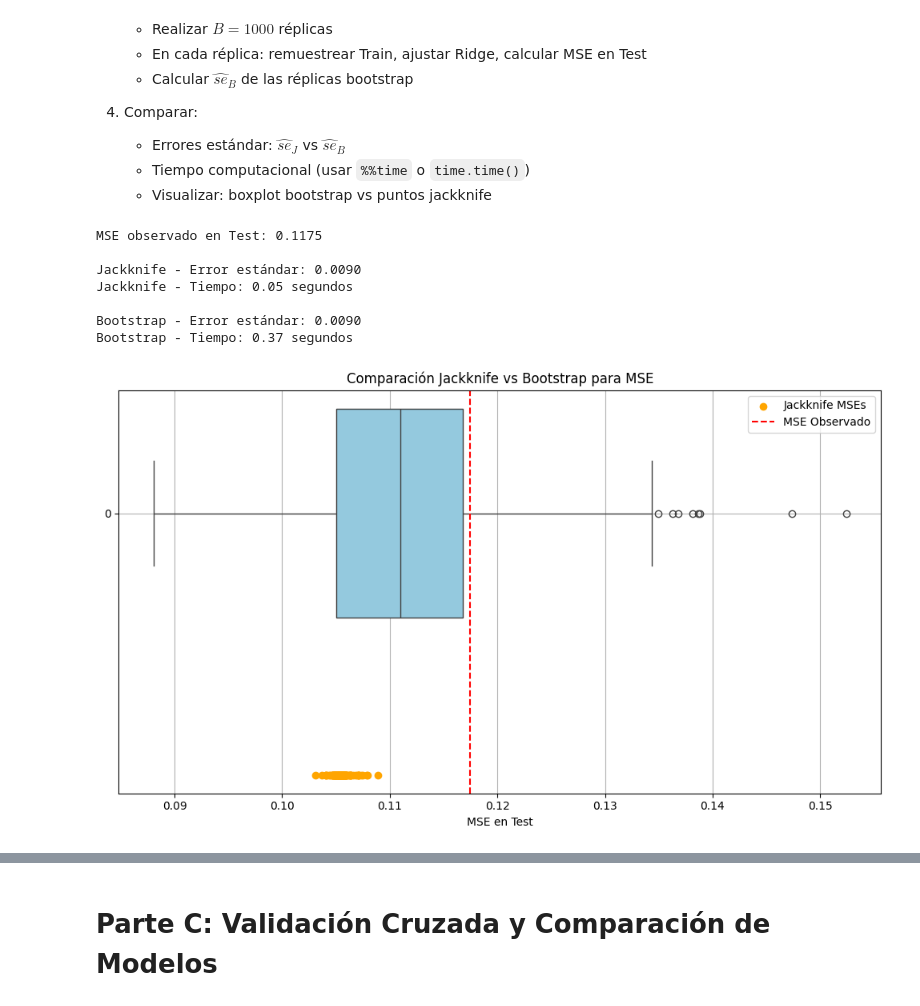
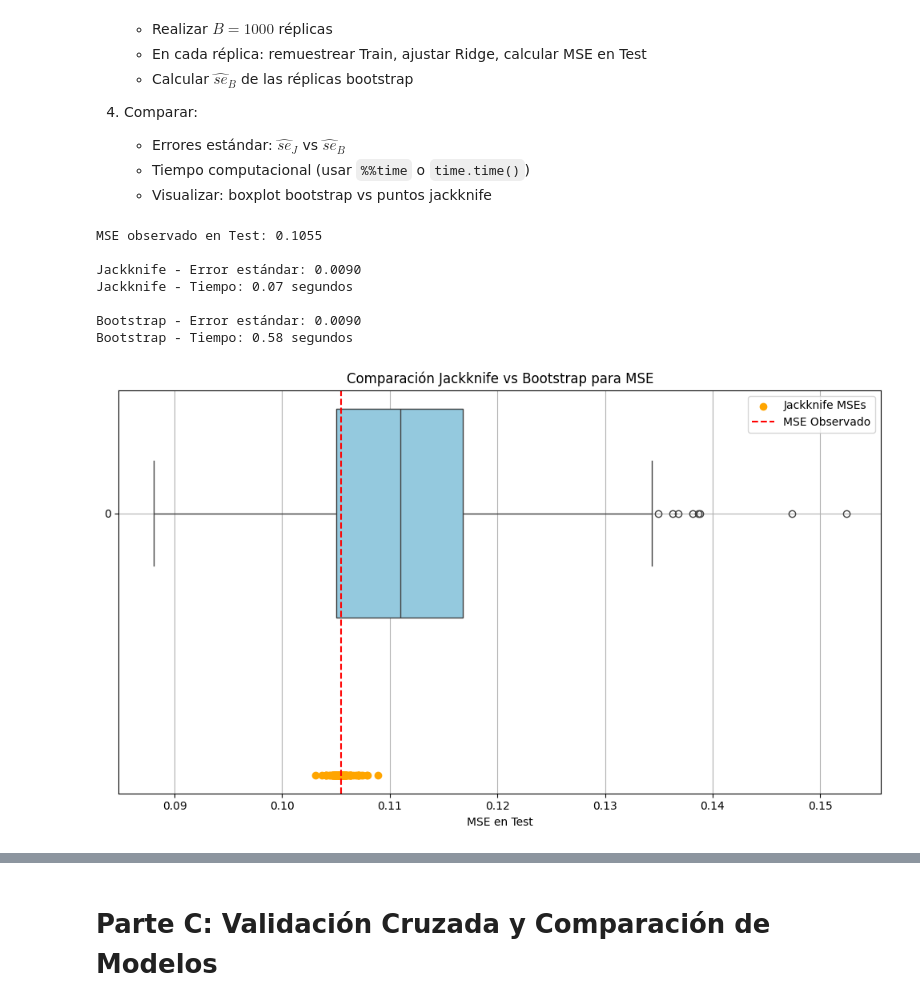
Before and after one commit to Taki3995/Tarea-2-EA, a Jupyter notebook: Tarea_2-ICD3152-2-2025.ipynb, the cells around one changed output, grey strips where cells are left out. Saved outputs shown, nothing was run; the diff lists cells and outputs as text; code cells hidden in the pictures.

```diff
--- a/Tarea_2-ICD3152-2-2025.ipynb
+++ b/Tarea_2-ICD3152-2-2025.ipynb
@@ -947,11 +947,10 @@ Es crucial usar BCa para el R² porque su distribución de muestreo rara vez es
    - Tiempo computacional (usar `%%time` o `time.time()`)
    - Visualizar: boxplot bootstrap vs puntos jackknife
 # %%
-# Su código aquí - Jackknife vs Bootstrap
 import time
 
 # Paso 1: Estadístico de interés
-ridge_mse_model = Ridge(alpha=1)
+ridge_mse_model = Ridge(alpha = optimal_lambda)
 ridge_mse_model.fit(X_train_scaled, y_train)
 y_pred_test_mse = ridge_mse_model.predict(X_test_scaled)
 mse_observed = mean_squared_error(y_test, y_pred_test_mse)
@@ -994,34 +993,34 @@ for i in range(B):
     ridge_boot = Ridge(alpha = optimal_lambda)
     ridge_boot.fit(X_boot, y_boot)
     y_pred_boot = ridge_boot.predict(X_test_scaled)
     bootstrap_means[i] = mean_squared_error(y_test_np, y_pred_boot)
 
 # MSE y se
 mean_boot = np.mean(bootstrap_means)
 se_boot = np.std(bootstrap_means, ddof = 1)
 final_boot = time.time()
 
 print(f"\nBootstrap - Error estándar: {se_boot:.4f}")
 print(f"Bootstrap - Tiempo: {final_boot - com_boot:.2f} segundos")
 
 # Paso 4: Comparar resultados
 plt.figure(figsize=(10, 6))
 sns.boxplot(data=[bootstrap_means], orient='h', color='skyblue')
 plt.scatter(mean_jack_estimates, np.ones_like(mean_jack_estimates), color='orange', label='Jackknife MSEs')# Todos los MSE Jackknife
 #plt.scatter(mean_jack, 1, color='orange', label='Promedio Jackknife')# Promedio Jackknife
 plt.axvline(mse_observed, color='red', linestyle='--', label='MSE Observado')
 plt.xlabel('MSE en Test')
 plt.title('Comparación Jackknife vs Bootstrap para MSE')
 plt.legend()
 plt.grid(True)
 plt.tight_layout()
 plt.show()
 # %% [output]
-MSE observado en Test: 0.1175
+MSE observado en Test: 0.1055
 
 Jackknife - Error estándar: 0.0090
-Jackknife - Tiempo: 0.05 segundos
+Jackknife - Tiempo: 0.07 segundos
 
 Bootstrap - Error estándar: 0.0090
-Bootstrap - Tiempo: 0.37 segundos
+Bootstrap - Tiempo: 0.58 segundos
-[figure, old version]
+[figure, new version]
```
Also changed, not shown: parts of 2 cells of this notebook.
